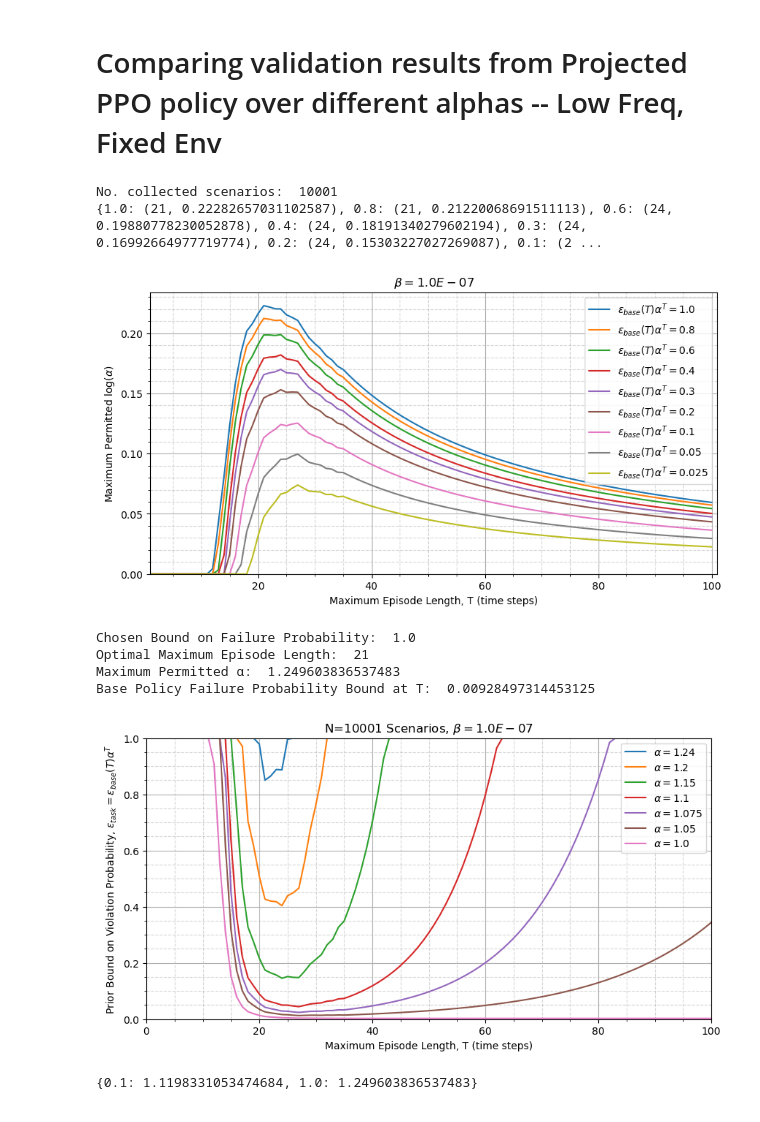
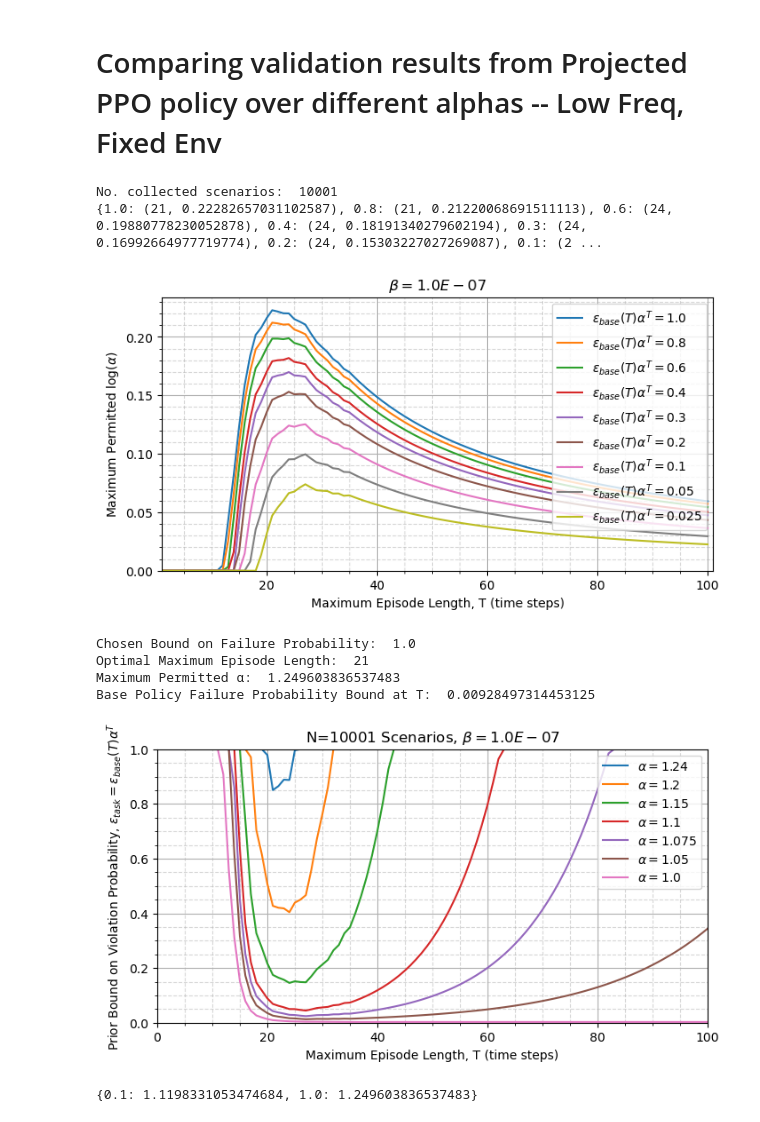
Before and after one commit to JacquesCloete/sport, a Jupyter notebook: notebooks/envs/comparing_validation_over_alphas_low_freq_fixed_env.ipynb, the cells around one changed output. Saved outputs shown, nothing was run; the diff lists cells and outputs as text; code cells hidden in the pictures.

```diff
--- a/notebooks/envs/comparing_validation_over_alphas_low_freq_fixed_env.ipynb
+++ b/notebooks/envs/comparing_validation_over_alphas_low_freq_fixed_env.ipynb
@@ -27,16 +27,20 @@ task_posterior_bound_failure_rate = None
 # %%
 alpha_base_db = load_scenario_database("../../src/rl_vcf/databases/base_policy_db.pkl")
 print("No. collected scenarios: ", alpha_base_db.num_collected_scenarios)
 bounds = [0.025, 0.05, 0.1, 0.2, 0.3, 0.4, 0.6, 0.8, 1.0]
 fig, ax, peaks = plot_max_log_alpha(
-    scenario_db=alpha_base_db, bounds=bounds, conf=conf, cutoff=0.1
+    scenario_db=alpha_base_db,
+    bounds=bounds,
+    conf=conf,
+    cutoff=0.1,
+    fig_size_scale_factor=0.8,
 )
 plt.savefig("get_optimal_episode_length.svg")
 print(peaks)
 # %% [output]
 No. collected scenarios:  10001
 {1.0: (21, 0.22282657031102587), 0.8: (21, 0.21220068691511113), 0.6: (24, 0.19880778230052878), 0.4: (24, 0.18191340279602194), 0.3: (24, 0.16992664977719774), 0.2: (24, 0.15303227027269087), 0.1: (2 ...
-[figure, old version]
+[figure, new version]
 # %%
 bound = 1.0
 T, max_alpha = get_optimal_max_episode_length(alpha_base_db, bound, conf, cutoff=0.1)
@@ -56,10 +60,11 @@ fig, ax = alpha_base_db.plot_epsilons(
     plot_empirical=False,
     confs=[conf],
     alphas=alphas,
+    fig_size_scale_factor=0.8,
 )
 plt.savefig("failure_probs_over_episode_length.svg")
 # %% [output]
-[figure, old version]
+[figure, new version]
 # %%
 alphas = [1.0, 1.05, 1.1, 1.2, 1.35, 1.5, 2.0, 3.0, 5.0, 10.0, 20, 50.0, 100.0]
 for alpha in alphas:
```
Also changed, not shown: parts of 4 cells of this notebook, 3 other files.
